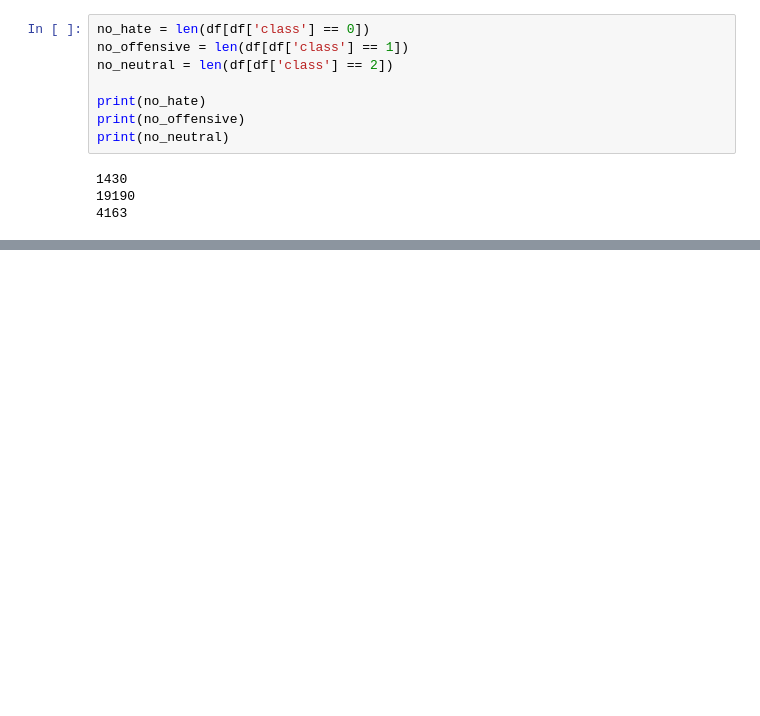
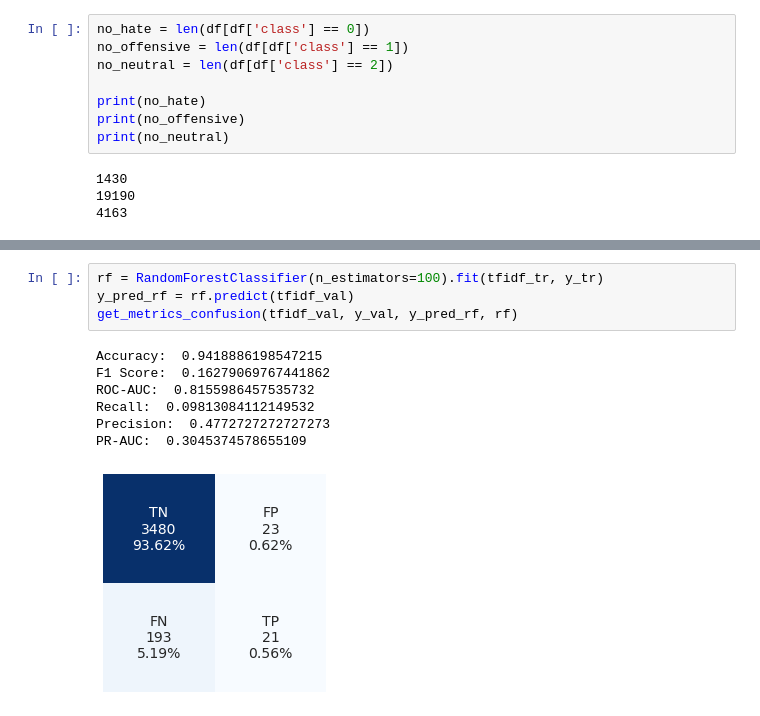
Before and after one commit to sairam2098/Twitter-Hate-Speech-Detection, a Jupyter notebook: Modelling.ipynb, the cells around one changed output, grey strips where cells are left out. Saved outputs shown, nothing was run; the diff lists cells and outputs as text; blank space fills up the shorter version.

```diff
--- a/Modelling.ipynb
+++ b/Modelling.ipynb
@@ -28,0 +424,12 @@ print(no_neutral)
+# %%
+rf = RandomForestClassifier(n_estimators=100).fit(tfidf_tr, y_tr)
+y_pred_rf = rf.predict(tfidf_val)
+get_metrics_confusion(tfidf_val, y_val, y_pred_rf, rf)
+# %% [output]
+Accuracy:  0.9418886198547215
+F1 Score:  0.16279069767441862
+ROC-AUC:  0.8155986457535732
+Recall:  0.09813084112149532
+Precision:  0.4772727272727273
+PR-AUC:  0.3045374578655109
+[figure, added]
```
Also changed, not shown: parts of 41 cells of this notebook, 4 other files.
